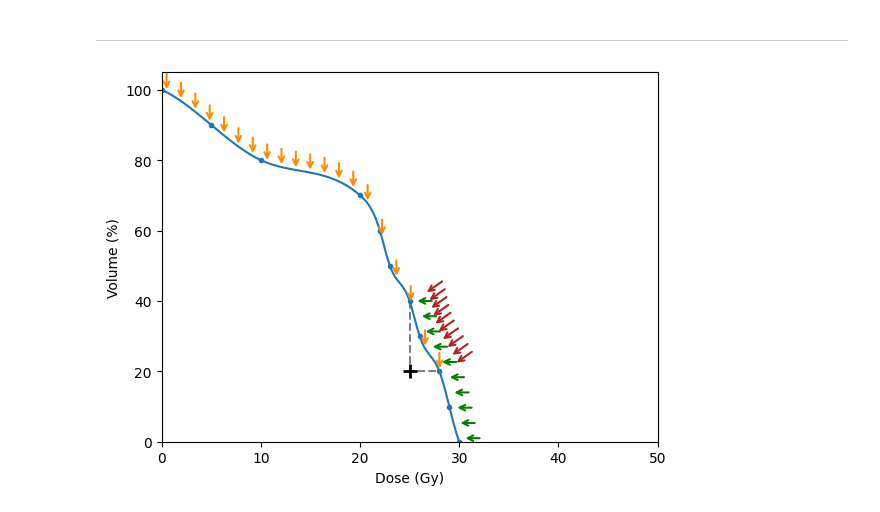
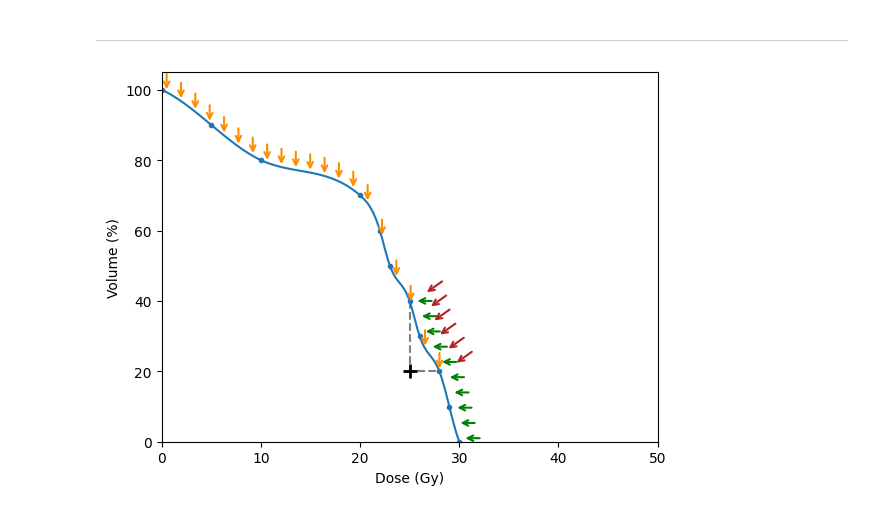
Before and after one commit to pauldubois98/PhD, a Jupyter notebook: 3_dosimetry_optimization/constraint_visualization_nb.ipynb, the cells around one changed output. Cells and saved outputs as stored; diff of their text form; code cells hidden in the pictures.

Commit message:
constraint_penalisation_plot_1

```diff
--- a/3_dosimetry_optimization/constraint_visualization_nb.ipynb
+++ b/3_dosimetry_optimization/constraint_visualization_nb.ipynb
@@ -115,26 +115,26 @@ plt.show()
 # %%
 # constraint ticks
 plt.plot([25, 25, d[8]], [40, 20, 20], color='grey', linestyle='--')
 plt.plot(25, 20, '+', color='k', ms=10, markeredgewidth=2)
 # constraint "pushing" arrows
 for x in np.linspace(0.5, d[8], 20):
     plt.annotate("", xy=(x, spl(x)), xytext=(x, spl(x)+6), arrowprops=dict(arrowstyle="->", color='darkorange', lw=1.5))
 for y in np.linspace(1, 40, 10):
     plt.annotate("", xy=(spl_(y)+0.5, y), xytext=(spl_(y)+2.5, y), arrowprops=dict(arrowstyle="->", color='green', lw=1.5))
-for y in np.linspace(20, 40, 10):
+for y in np.linspace(20, 40, 6):
     plt.annotate("", xy=(spl_(y)+1.5, y+2), xytext=(spl_(y)+3.5, y+6), arrowprops=dict(arrowstyle="->", color='firebrick', lw=1.5))
 # DVH + DVH points
 c = plt.plot(d_smooth, v_smooth)
 plt.plot(d, v, ".", color=c[0].get_color())
 
 # axes labels
 plt.xlabel('Dose (Gy)')
 plt.ylabel('Volume (%)')
 # axes limits
 plt.ylim(0, 105)
 plt.xlim(0, 50)
 
 plt.savefig('constraint_penalisation_plot.pdf', bbox_inches='tight')
 plt.show()
 # %% [output]
-[figure, old version]
+[figure, new version]
```
Also changed, not shown: parts of 1 cell of this notebook.
